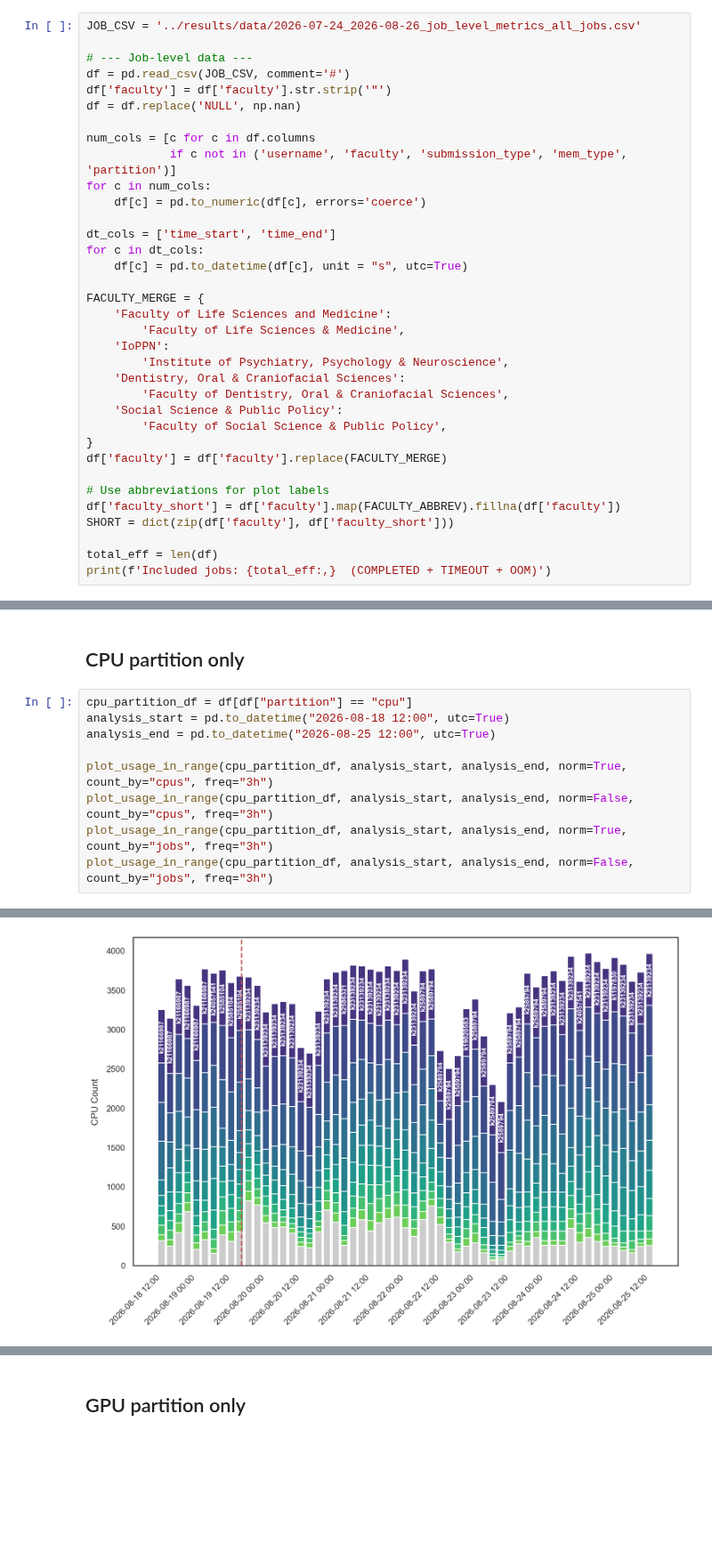
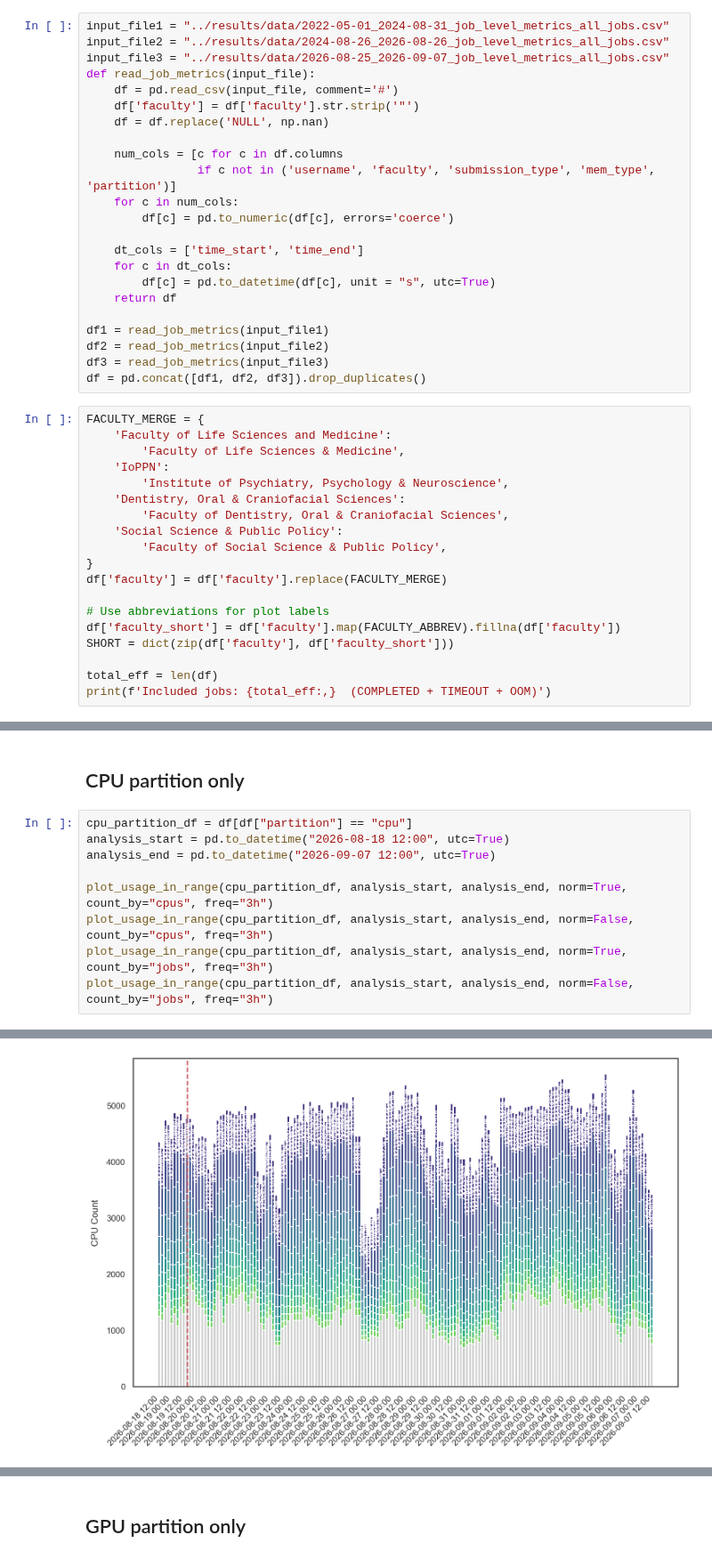
Before and after one commit to kcl-eresearch/hpc-data-analysis, a Jupyter notebook: notebooks/2026-08-usage-analysis.ipynb, the cells around one changed output, grey strips where cells are left out. Shown at 89% size. Cells and saved outputs as stored; diff of their text form; blank space fills up the shorter version.

```diff
--- a/notebooks/2026-08-usage-analysis.ipynb
+++ b/notebooks/2026-08-usage-analysis.ipynb
@@ -86,20 +88,27 @@ def savefig(name):
+# %%
+input_file1 = "../results/data/2022-05-01_2024-08-31_job_level_metrics_all_jobs.csv"
+input_file2 = "../results/data/2024-08-26_2026-08-26_job_level_metrics_all_jobs.csv"
+input_file3 = "../results/data/2026-08-25_2026-09-07_job_level_metrics_all_jobs.csv"
+def read_job_metrics(input_file):
+    df = pd.read_csv(input_file, comment='#')
+    df['faculty'] = df['faculty'].str.strip('"')
+    df = df.replace('NULL', np.nan)
+
+    num_cols = [c for c in df.columns
+                if c not in ('username', 'faculty', 'submission_type', 'mem_type', 'partition')]
+    for c in num_cols:
+        df[c] = pd.to_numeric(df[c], errors='coerce')
+
+    dt_cols = ['time_start', 'time_end']
+    for c in dt_cols:
+        df[c] = pd.to_datetime(df[c], unit = "s", utc=True)
+    return df
+
+df1 = read_job_metrics(input_file1)
+df2 = read_job_metrics(input_file2)
+df3 = read_job_metrics(input_file3)
+df = pd.concat([df1, df2, df3]).drop_duplicates()
 # %%
-JOB_CSV = '../results/data/2026-07-24_2026-08-26_job_level_metrics_all_jobs.csv'
-
-# --- Job-level data ---
-df = pd.read_csv(JOB_CSV, comment='#')
-df['faculty'] = df['faculty'].str.strip('"')
-df = df.replace('NULL', np.nan)
-
-num_cols = [c for c in df.columns
-            if c not in ('username', 'faculty', 'submission_type', 'mem_type', 'partition')]
-for c in num_cols:
-    df[c] = pd.to_numeric(df[c], errors='coerce')
-
-dt_cols = ['time_start', 'time_end']
-for c in dt_cols:
-    df[c] = pd.to_datetime(df[c], unit = "s", utc=True)
-
 FACULTY_MERGE = {
     'Faculty of Life Sciences and Medicine':
         'Faculty of Life Sciences & Medicine',
@@ -448,7 +463,7 @@ plot_usage_in_range(df, analysis_start, analysis_end, norm=False, count_by="jobs
 # %%
 cpu_partition_df = df[df["partition"] == "cpu"]
 analysis_start = pd.to_datetime("2026-08-18 12:00", utc=True)
-analysis_end = pd.to_datetime("2026-08-25 12:00", utc=True)
+analysis_end = pd.to_datetime("2026-09-07 12:00", utc=True)
 
 plot_usage_in_range(cpu_partition_df, analysis_start, analysis_end, norm=True, count_by="cpus", freq="3h")
 plot_usage_in_range(cpu_partition_df, analysis_start, analysis_end, norm=False, count_by="cpus", freq="3h")
@@ -459 +474 @@ plot_usage_in_range(cpu_partition_df, analysis_start, analysis_end, norm=False,
-[figure, old version]
+[figure, new version]
```
Also changed, not shown: parts of 27 cells of this notebook.
